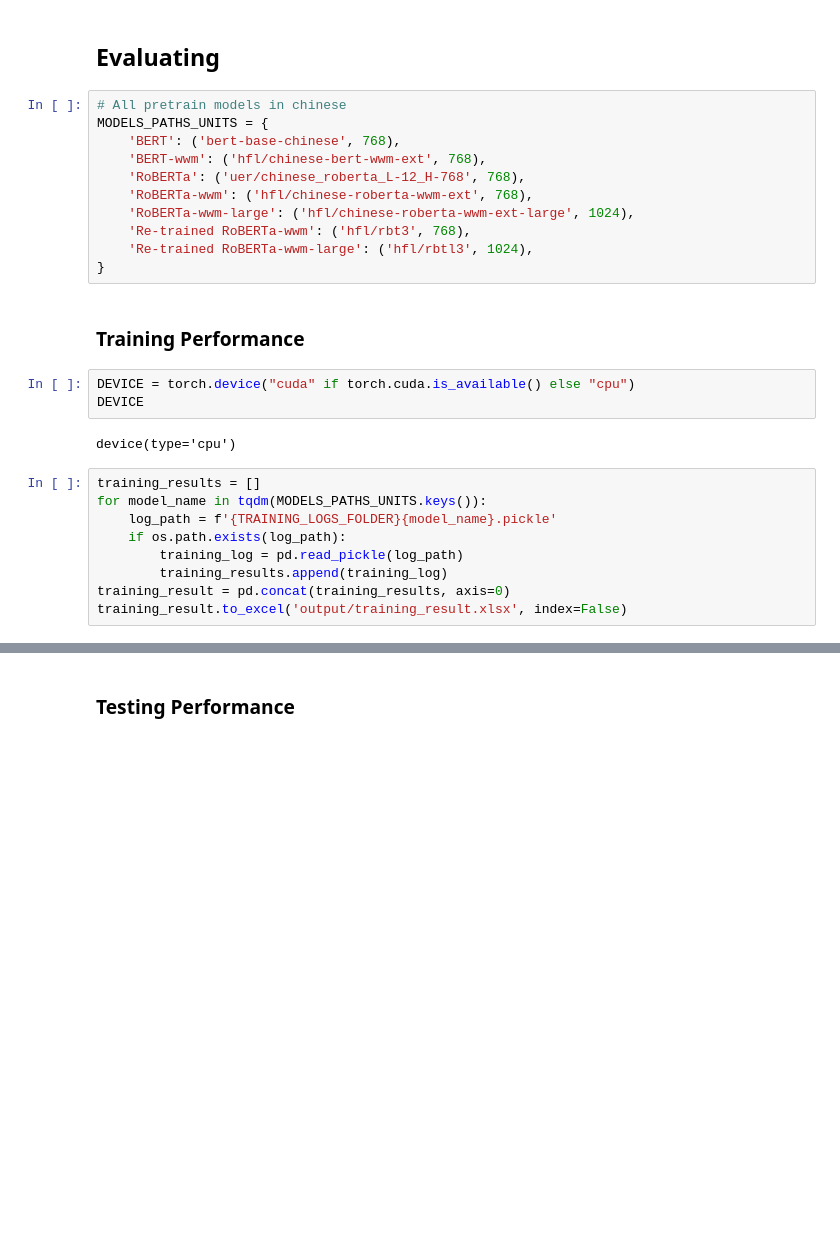
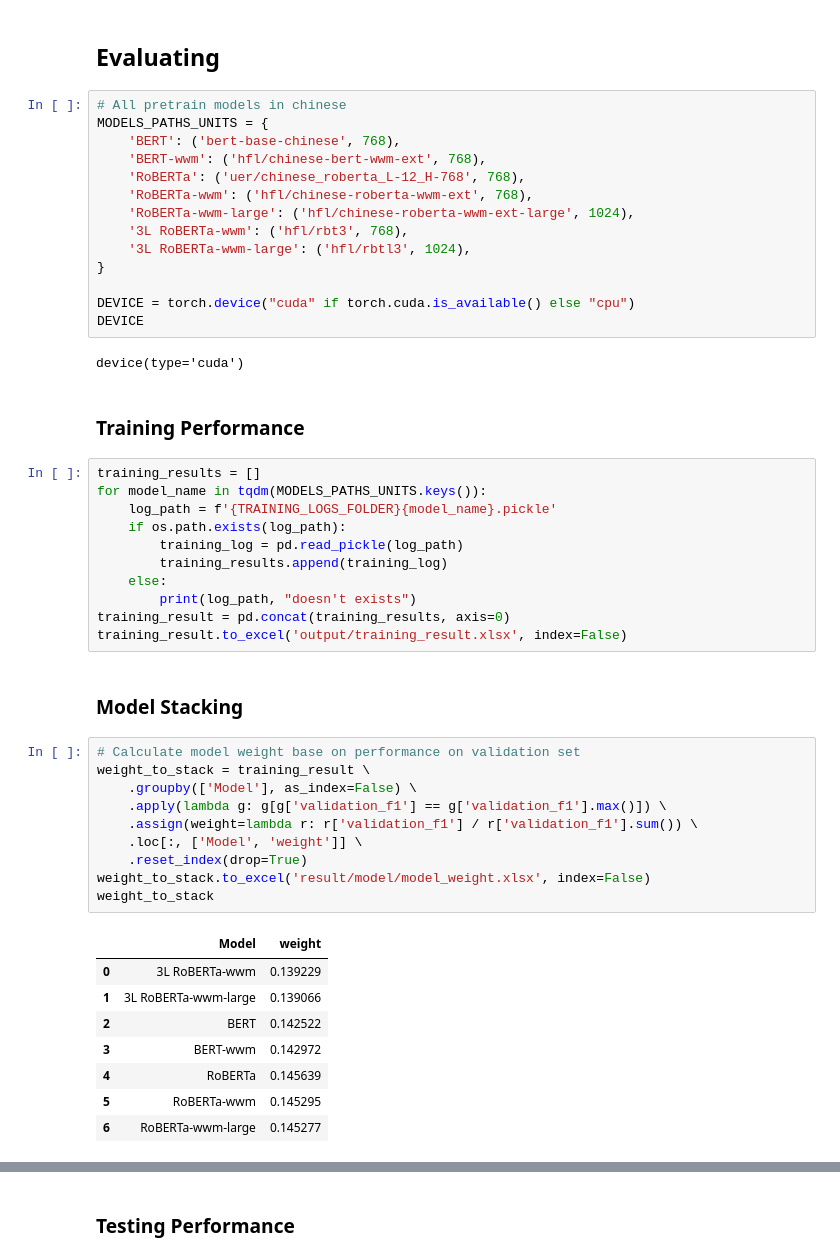
Before and after one commit to Jace-Yang/Multiclass_Sentiment_Classification_Chinese, a Jupyter notebook: Evaluating.ipynb, the cells around one changed output, grey strips where cells are left out. Drawn from its saved outputs; the diff is of its cells as text; blank space fills up the shorter version.

```diff
--- a/Evaluating.ipynb
+++ b/Evaluating.ipynb
@@ -189,16 +176,16 @@ MODELS_PATHS_UNITS = {
     'RoBERTa': ('uer/chinese_roberta_L-12_H-768', 768),
     'RoBERTa-wwm': ('hfl/chinese-roberta-wwm-ext', 768),
     'RoBERTa-wwm-large': ('hfl/chinese-roberta-wwm-ext-large', 1024),
-    'Re-trained RoBERTa-wwm': ('hfl/rbt3', 768),
-    'Re-trained RoBERTa-wwm-large': ('hfl/rbtl3', 1024),
+    '3L RoBERTa-wwm': ('hfl/rbt3', 768),
+    '3L RoBERTa-wwm-large': ('hfl/rbtl3', 1024),
 }
+
+DEVICE = torch.device("cuda" if torch.cuda.is_available() else "cpu")
+DEVICE
+# %% [output]
+device(type='cuda')
 # %% [markdown]
 ### Training Performance
-# %%
-DEVICE = torch.device("cuda" if torch.cuda.is_available() else "cpu")
-DEVICE
-# %% [output]
-device(type='cpu')
 # %%
 training_results = []
 for model_name in tqdm(MODELS_PATHS_UNITS.keys()):
@@ -206,5 +193,28 @@ for model_name in tqdm(MODELS_PATHS_UNITS.keys()):
     if os.path.exists(log_path):
         training_log = pd.read_pickle(log_path)
         training_results.append(training_log)
+    else:
+        print(log_path, "doesn't exists")
 training_result = pd.concat(training_results, axis=0)
 training_result.to_excel('output/training_result.xlsx', index=False)
+# %% [markdown]
+### Model Stacking
+# %%
+# Calculate model weight base on performance on validation set
+weight_to_stack = training_result \
+    .groupby(['Model'], as_index=False) \
+    .apply(lambda g: g[g['validation_f1'] == g['validation_f1'].max()]) \
+    .assign(weight=lambda r: r['validation_f1'] / r['validation_f1'].sum()) \
+    .loc[:, ['Model', 'weight']] \
+    .reset_index(drop=True)
+weight_to_stack.to_excel('result/model/model_weight.xlsx', index=False)
+weight_to_stack
+# %% [output]
+|  | Model | weight |
+| 0 | 3L RoBERTa-wwm | 0.139229 |
+| 1 | 3L RoBERTa-wwm-large | 0.139066 |
+| 2 | BERT | 0.142522 |
+| 3 | BERT-wwm | 0.142972 |
+| 4 | RoBERTa | 0.145639 |
+| 5 | RoBERTa-wwm | 0.145295 |
+| 6 | RoBERTa-wwm-large | 0.145277 |
```
Also changed, not shown: parts of 22 cells of this notebook, 44 other files.
